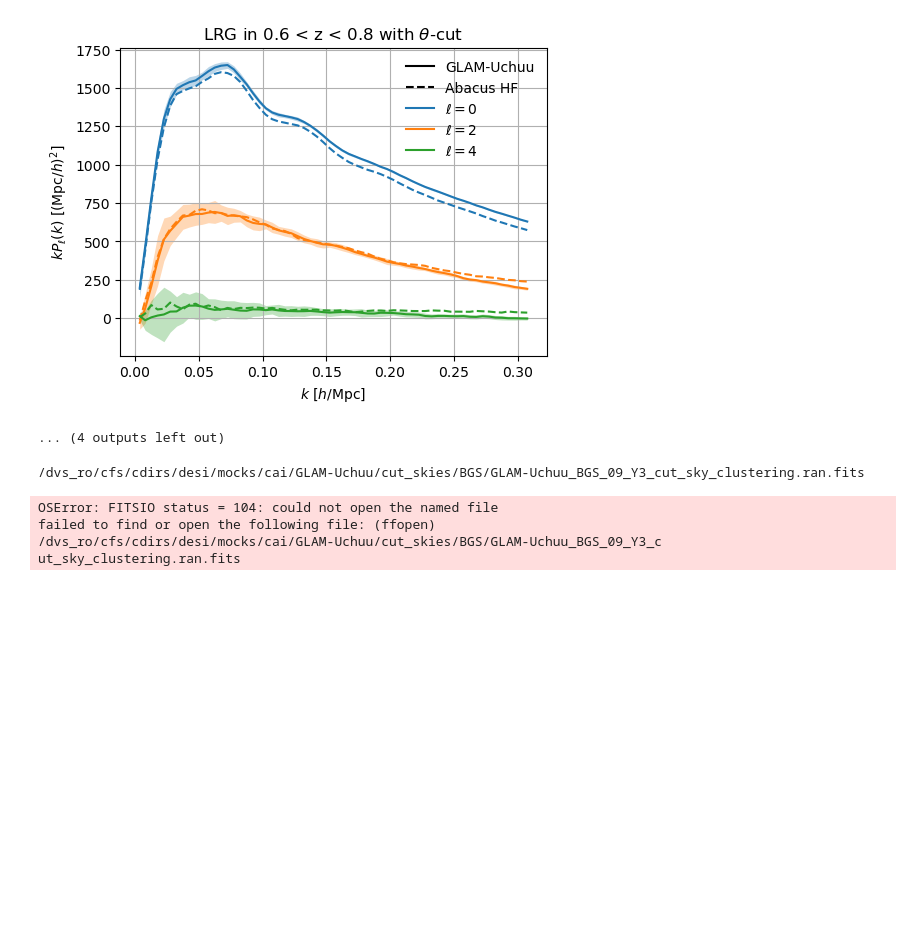
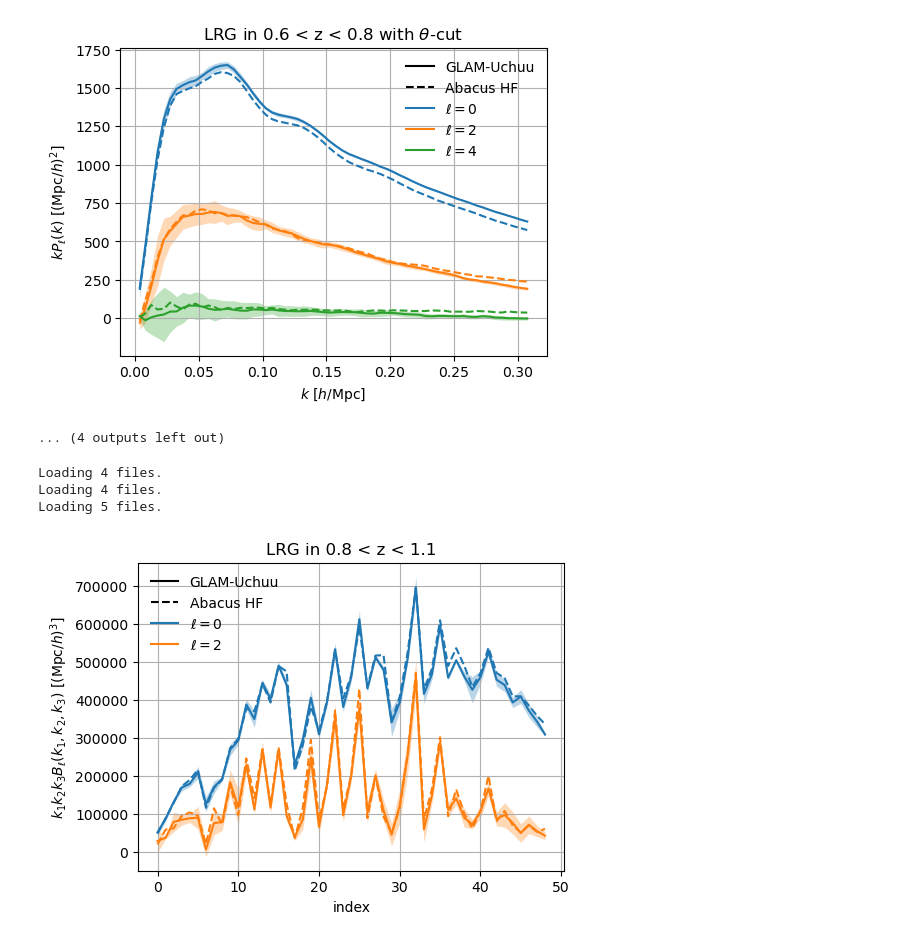
Before and after one commit to adematti/jax-power, a Jupyter notebook: scripts/uchuu.ipynb, the cells around one changed output. Cells and saved outputs as stored; diff of their text form; code cells hidden in the pictures; blank space fills up the shorter version.

```diff
--- a/scripts/uchuu.ipynb
+++ b/scripts/uchuu.ipynb
@@ -14,7 +14,7 @@ plot_dir = Path('_plots')
 plot_dir.mkdir(exist_ok=True)
 
 rebin = 5
-for tracer in ['BGS', 'LRG1', 'LRG2', 'LRG3']:
+for tracer in ['BGS', 'LRG1', 'LRG2', 'LRG3'][:0]:
     for kind in ['mesh2spectrum', 'mesh2spectrum_thetacut']:
         catalog_args = dict(tracer=tracer)
         with_abacus = 'LRG' in tracer
@@ -84,19 +84,62 @@ Loading 25 files.
 [figure]
 ... (4 outputs left out)
 # %%
-from mockfactory import Catalog
+from jaxpower import Spectrum3Poles
 
-dirname = Path('/dvs_ro/cfs/cdirs/desi/mocks/cai/GLAM-Uchuu/cut_skies/BGS/')
-data_fn = dirname / 'GLAM-Uchuu_BGS_03_Y3_cut_sky_clustering.dat.fits'
-randoms_fn = dirname / 'GLAM-Uchuu_BGS_09_Y3_cut_sky_clustering.ran.fits'
-print(randoms_fn)
-data = Catalog.read(data_fn)
-randoms = Catalog.read(randoms_fn)
+plot_dir = Path('_plots')
+plot_dir.mkdir(exist_ok=True)
 
-print(data.columns(), randoms.columns())
+rebin = 5
+for tracer in ['BGS', 'LRG1', 'LRG2', 'LRG3'][-1:]:
+    for kind in ['mesh3spectrum_scoccimarro']:
+        catalog_args = dict(tracer=tracer)
+        with_abacus = 'LRG' in tracer
+        zsnap, zrange = {'BGS': (None, (0.1, 0.4)), 'LRG1': (0.5, (0.4, 0.6)), 'LRG2': (0.725, (0.6, 0.8)), 'LRG3': (0.950, (0.8, 1.1))}[tracer]
+        if with_abacus:
+            catalog_abacus_args = dict(tracer=tracer[:3], zsnap=zsnap, zrange=zrange)
+
+        def load(get_fn):
+            #fns = [[get_fn(imock=imock, region=region, kind=kind) for region in ['NGC', 'SGC']] for imock in range(50)]
+            #toret = [Spectrum3Poles.load(fn[0]) + Spectrum3Poles.load(fn[1]) for fn in fns if Path(fn[0]).exists()]
+            fns = [get_fn(imock=imock, region='NGC', kind=kind) for imock in range(5)]
+            toret = [Spectrum3Poles.load(fn) for fn in fns if Path(fn).exists()]
+            print(f'Loading {len(toret):d} files.')
+            return toret
+
+        pk_uchuu = Spectrum3Poles.mean(load(partial(get_measurement_fn, **catalog_args)))
+        cov_uchuu = Spectrum3Poles.cov(load(partial(get_measurement_fn, **catalog_args)))
+        if with_abacus:
+            pk_abacus = Spectrum3Poles.mean(load(partial(get_abacus_measurement_fn, **catalog_abacus_args)))
+
+        fig, ax = plt.subplots(figsize=(5.5, 4))
+        title = f'{tracer[:3]} in {zrange[0]:.1f} < z < {zrange[1]:.1f}'
+        if 'thetacut' in kind: title += rf' with $\theta$-cut'
+        ax.set_title(title)
+        ax.plot([], [], color='k', linestyle='-', label='GLAM-Uchuu')
+        if with_abacus:
+            ax.plot([], [], color='k', linestyle='--', label='Abacus HF')
+        for ill, ell in enumerate(pk_uchuu.projs):
+            color = 'C{:d}'.format(ill)
+            x = np.prod(pk_uchuu.xavg(projs=ell, method='mid'), axis=-1)
+            ax.plot(x[1:] * pk_uchuu.view(projs=ell).real[1:], color=color, linestyle='-', label=f'$\ell = {ell:d}$')
+            std = cov_uchuu.select(projs=ell, select_projs=True).std()
+            ax.fill_between(np.arange(len(x) - 1), x[1:] * (pk_uchuu.view(projs=ell).real[1:] - std[1:]),
+                            x[1:] * (pk_uchuu.view(projs=ell).real[1:] + std[1:]),
+                            color=color, alpha=0.3, linewidth=0.)
+            if with_abacus:
+                x = np.prod(pk_abacus.xavg(projs=ell, method='mid'), axis=-1)
+                ax.plot(x[1:] * pk_abacus.view(projs=ell).real[1:], color=color, linestyle='--')
+
+        ax.set_xlabel(r'index')
+        ax.set_ylabel(r'$k_1 k_2 k_3 B_{\ell}(k_1, k_2, k_3)$ [$(\mathrm{Mpc}/h)^{3}$]')
+        ax.legend(frameon=False)
+        ax.grid(True)
+        basename = f'bispectrum_GLAM-Uchuu_{tracer}'
+        if 'thetacut' in kind: basename += '_thetacut'
+        fig.savefig(plot_dir / (basename + '.png'), bbox_inches='tight', pad_inches=0.1, dpi=200)
+        plt.show()
 # %% [output]
-/dvs_ro/cfs/cdirs/desi/mocks/cai/GLAM-Uchuu/cut_skies/BGS/GLAM-Uchuu_BGS_09_Y3_cut_sky_clustering.ran.fits
+Loading 4 files.
+Loading 4 files.
+Loading 5 files.
-OSError: FITSIO status = 104: could not open the named file
-failed to find or open the following file: (ffopen)
-/dvs_ro/cfs/cdirs/desi/mocks/cai/GLAM-Uchuu/cut_skies/BGS/GLAM-Uchuu_BGS_09_Y3_c
-ut_sky_clustering.ran.fits
+[figure, added]
```
Also changed, not shown: parts of 2 cells of this notebook, 8 other files.
